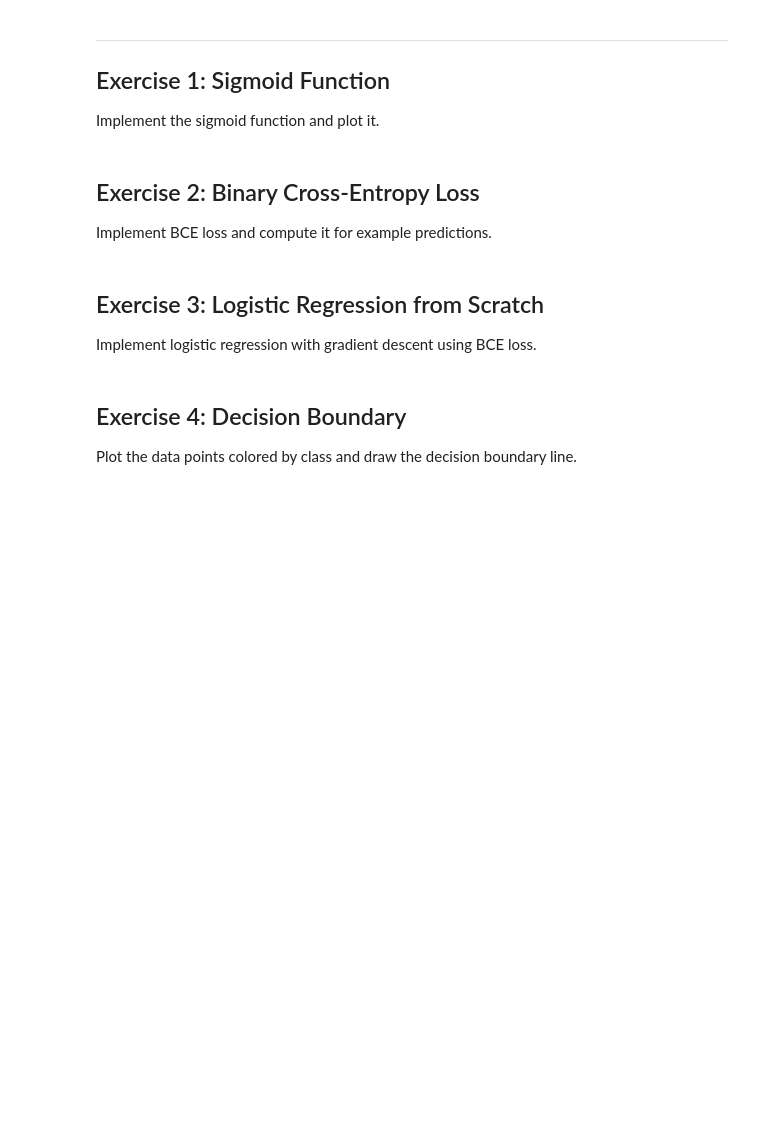
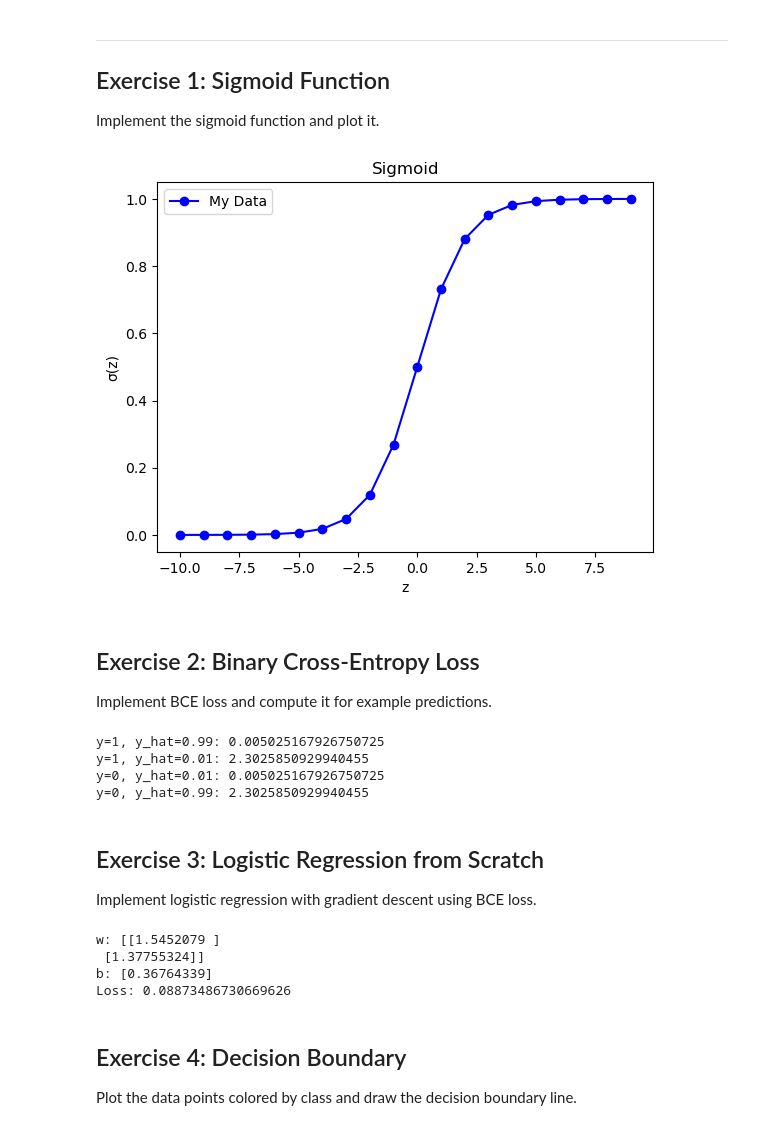
Before and after one commit to DylanCoon99/gaze_detection, a Jupyter notebook: lab/day_3_exercises.ipynb, the cells around one changed output. Drawn from its saved outputs; the diff is of its cells as text; code cells hidden in the pictures; blank space fills up the shorter version.

```diff
--- a/lab/day_3_exercises.ipynb
+++ b/lab/day_3_exercises.ipynb
@@ -347,10 +348,31 @@ array([1, 1, 1, 1, 1, 1, 1, 1, 1, 1, 1, 1, 1, 1, 1, 1, 1, 1, 1, 1, 1, 1,
 Implement the sigmoid function and plot it.
 # %%
+import matplotlib.pyplot as plt
 # Implement sigmoid: σ(z) = 1 / (1 + e^{-z})
 # Plot it for z in range [-10, 10]
 # Verify: sigmoid(0) = 0.5, sigmoid(large) ≈ 1, sigmoid(very negative) ≈ 0
 
 # Your code here:
+
+def sigmoid(z):
+    return (1 / (1 + np.exp(-z)))
+
+x = [i for i in range(-10, 10)]
+y = [sigmoid(z) for z in x]
+
+
+plt.plot(x, y, marker='o', linestyle='-', color='blue', label='My Data')
+
+# 3. Add labels and title
+plt.xlabel('z')
+plt.ylabel('σ(z)')
+plt.title('Sigmoid')
+
+# 4. Display the chart
+plt.legend()
+plt.show()
+# %% [output]
+[figure, added]
 # %% [markdown]
 ## Exercise 2: Binary Cross-Entropy Loss
 
@@ -358,13 +380,26 @@ Implement BCE loss and compute it for example predictions.
 # %%
 # BCE: L = -(1/n) * sum(y * log(y_hat) + (1 - y) * log(1 - y_hat))
 #
+
+# Your code here:
+def bce(y, y_hat):
+    return -(1/2) * (y * np.log(y_hat) + (1 - y) * np.log(1- y_hat))
+
+
 # Test cases:
 #   y=1, y_hat=0.99 → loss should be very small (confident and correct)
+print(f"y=1, y_hat=0.99: {bce(1, .99)}")
 #   y=1, y_hat=0.01 → loss should be very large (confident and wrong)
+print(f"y=1, y_hat=0.01: {bce(1, .01)}")
 #   y=0, y_hat=0.01 → loss should be very small
+print(f"y=0, y_hat=0.01: {bce(0, .01)}")
 #   y=0, y_hat=0.99 → loss should be very large
-
-# Your code here:
+print(f"y=0, y_hat=0.99: {bce(0, .99)}")
+# %% [output]
+y=1, y_hat=0.99: 0.005025167926750725
+y=1, y_hat=0.01: 2.3025850929940455
+y=0, y_hat=0.01: 0.005025167926750725
+y=0, y_hat=0.99: 2.3025850929940455
 # %% [markdown]
 ## Exercise 3: Logistic Regression from Scratch
 
@@ -386,6 +424,44 @@ y_clf = np.concatenate([np.zeros(n // 2), np.ones(n // 2)]).reshape(-1, 1)
 # Train on X_clf, y_clf. Print final weights, bias, and loss.
 
 # Your code here:
+def logistic_regression(X, y, w, b, iterations= 10, learning_rate=.01):
+    n = X.shape[0]
+
+    bce_list = []
+
+    for i in range(iterations):
+        # compute the gradient
+        y_hat = sigmoid(X @ w + b)
+
+        # compute the MSE
+        bce_list.append(np.mean(bce(y, y_hat)))
+
+        dL_dw = (1/n) * X.T @ (y_hat - y)
+        dL_db = (1/n) * sum(y_hat - y)
+        #print(f"y.shape: {y.shape}")
+        #print(f"y_hat.shape: {y_hat.shape}")
+        #print(f"dL_dw.shape: {dL_dw.shape}")
+        #print(f"dL_db.shape: {dL_db.shape}")
+        w -= (learning_rate * dL_dw)
+        b -= (learning_rate * dL_db)
+
+    return w, b, bce_list
+
+w = np.ones((2, 1))
+b = 1
+epochs = 1000
+alpha = .01
+
+
+w, b, bce_list =  logistic_regression(X_clf, y_clf, w, b, iterations=epochs, learning_rate=alpha)
+print(f"w: {w}")
+print(f"b: {b}")
+print(f"Loss: {bce_list[len(bce_list) - 1]}")
+# %% [output]
+w: [[1.5452079 ]
+ [1.37755324]]
+b: [0.36764339]
+Loss: 0.08873486730669626
 # %% [markdown]
 ## Exercise 4: Decision Boundary
 
```
Also changed, not shown: parts of 10 cells of this notebook, 1 other file.
